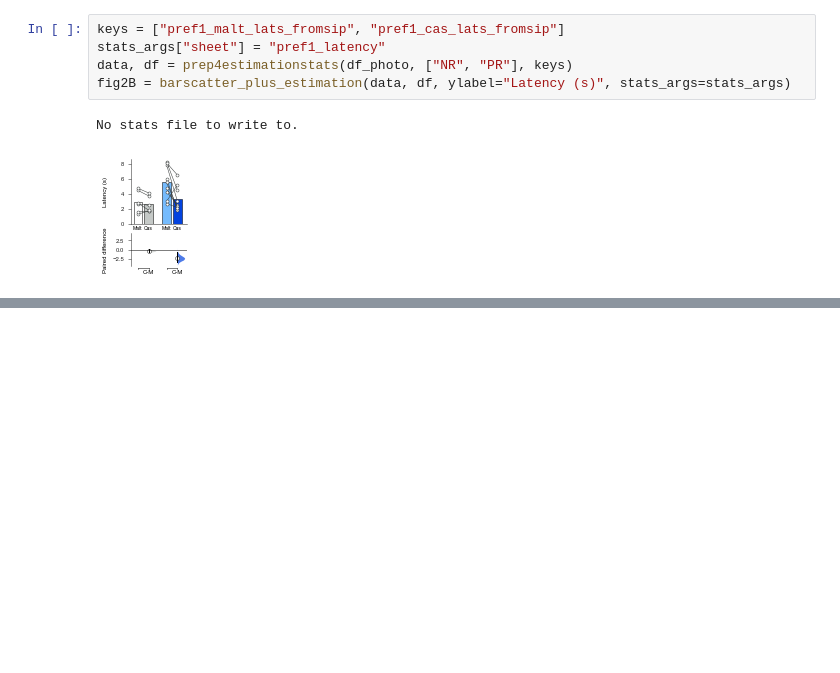
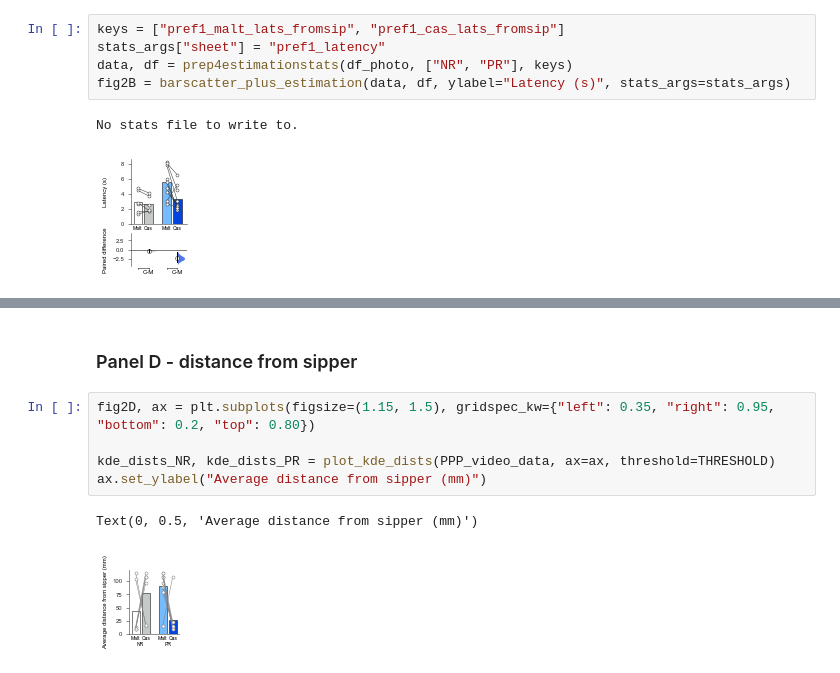
Before and after one commit to mccutcheonlab/PPP_analysis, a Jupyter notebook: notebooks/Figure 2.ipynb, the cells around one changed output, grey strips where cells are left out. Drawn from its saved outputs; the diff is of its cells as text; blank space fills up the shorter version.

```diff
--- a/notebooks/Figure 2.ipynb
+++ b/notebooks/Figure 2.ipynb
@@ -107,0 +88,10 @@ No stats file to write to.
+# %% [markdown]
+### Panel D - distance from sipper
+# %%
+fig2D, ax = plt.subplots(figsize=(1.15, 1.5), gridspec_kw={"left": 0.35, "right": 0.95, "bottom": 0.2, "top": 0.80})
+
+kde_dists_NR, kde_dists_PR = plot_kde_dists(PPP_video_data, ax=ax, threshold=THRESHOLD)
+ax.set_ylabel("Average distance from sipper (mm)")
+# %% [output]
+Text(0, 0.5, 'Average distance from sipper (mm)')
+[figure, added]
```
Also changed, not shown: parts of 15 cells of this notebook, 34 other files.
